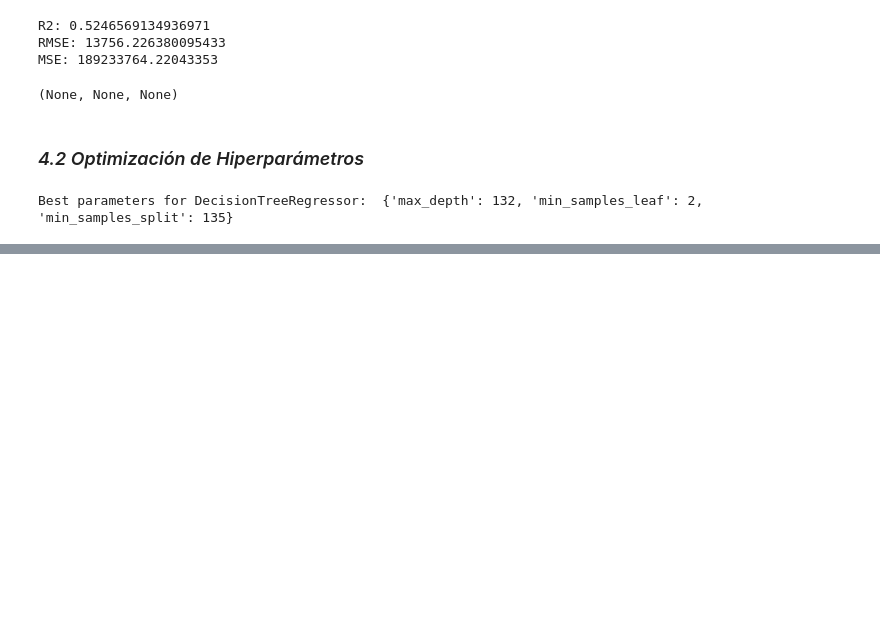
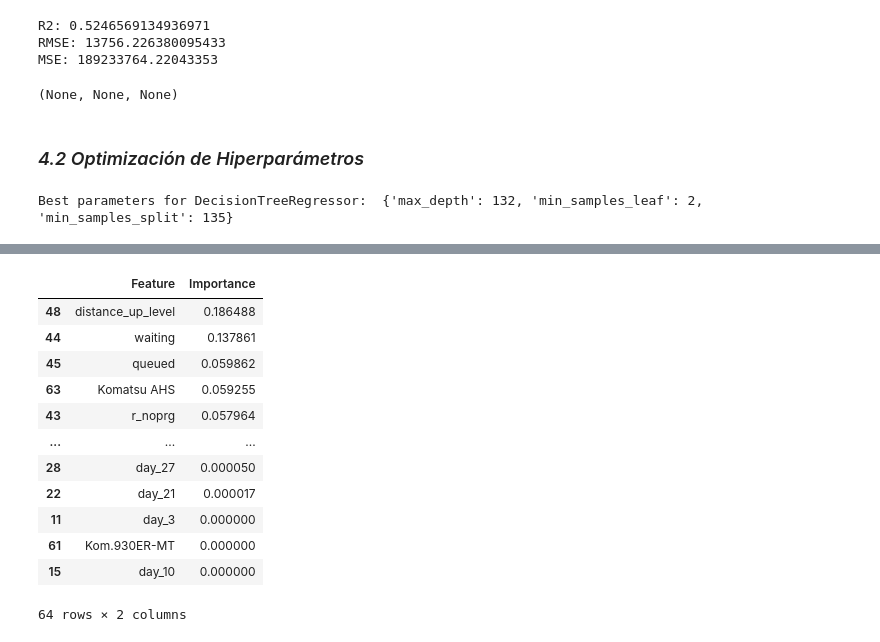
Before and after one commit to ecdiazl/capstone-project, a Jupyter notebook: ADABoost/Capstone - ADABoost v1(payload con Lasso).ipynb, the cells around one changed output, grey strips where cells are left out. Cells and saved outputs as stored; diff of their text form; code cells hidden in the pictures; blank space fills up the shorter version.

```diff
--- a/ADABoost/Capstone - ADABoost v1(payload con Lasso).ipynb
+++ b/ADABoost/Capstone - ADABoost v1(payload con Lasso).ipynb
@@ -406,0 +434,23 @@ RMSE en el conjunto de prueba: 10217.02
+# %%
+# Obtener importancia de las características
+importance = best_boost.feature_importances_
+
+# Mostrar importancia de las características
+df_importance = pd.DataFrame({'Feature':X_train_lasso.columns, 'Importance':best_boost.feature_importances_})
+# %%
+df_importance = df_importance.sort_values('Importance', ascending=False)
+df_importance
+# %% [output]
+|  | Feature | Importance |
+| 48 | distance_up_level | 0.186488 |
+| 44 | waiting | 0.137861 |
+| 45 | queued | 0.059862 |
+| 63 | Komatsu AHS | 0.059255 |
+| 43 | r_noprg | 0.057964 |
+| ... | ... | ... |
+| 28 | day_27 | 0.000050 |
+| 22 | day_21 | 0.000017 |
+| 11 | day_3 | 0.000000 |
+| 61 | Kom.930ER-MT | 0.000000 |
+| 15 | day_10 | 0.000000 |
+64 rows × 2 columns
```
Also changed, not shown: parts of 12 cells of this notebook, 2 other files.
